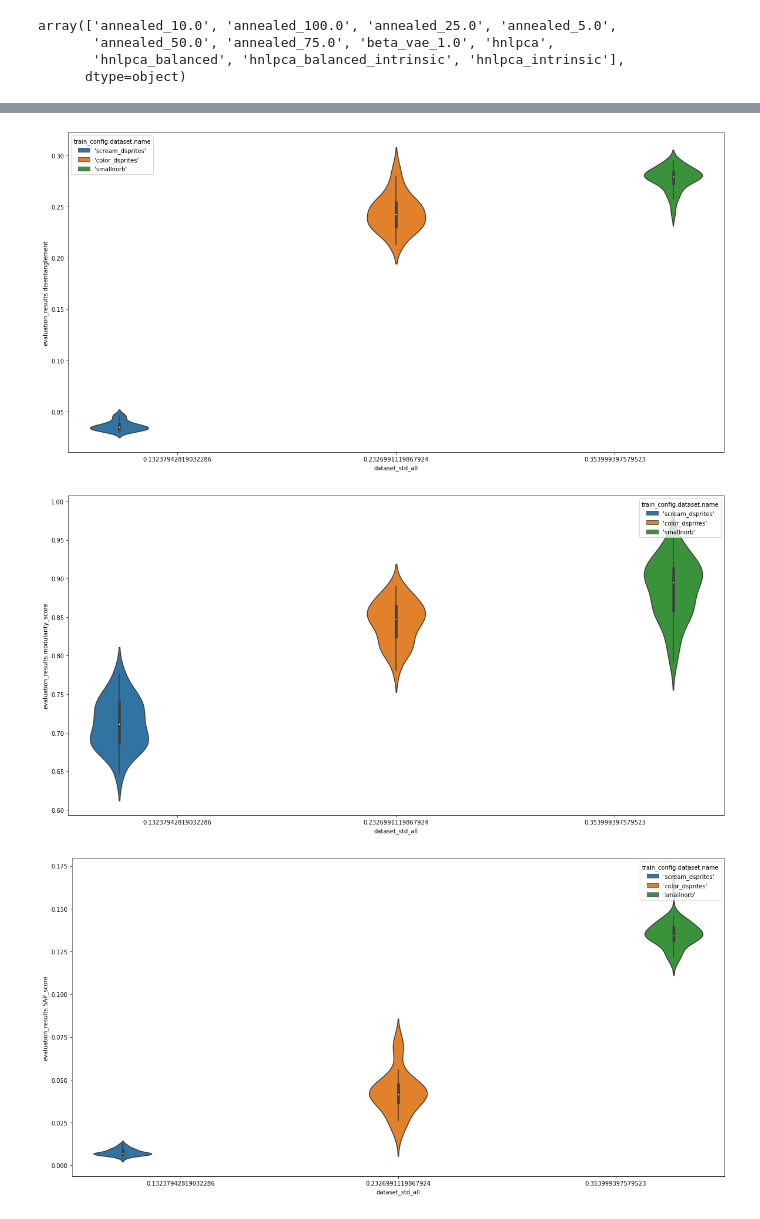
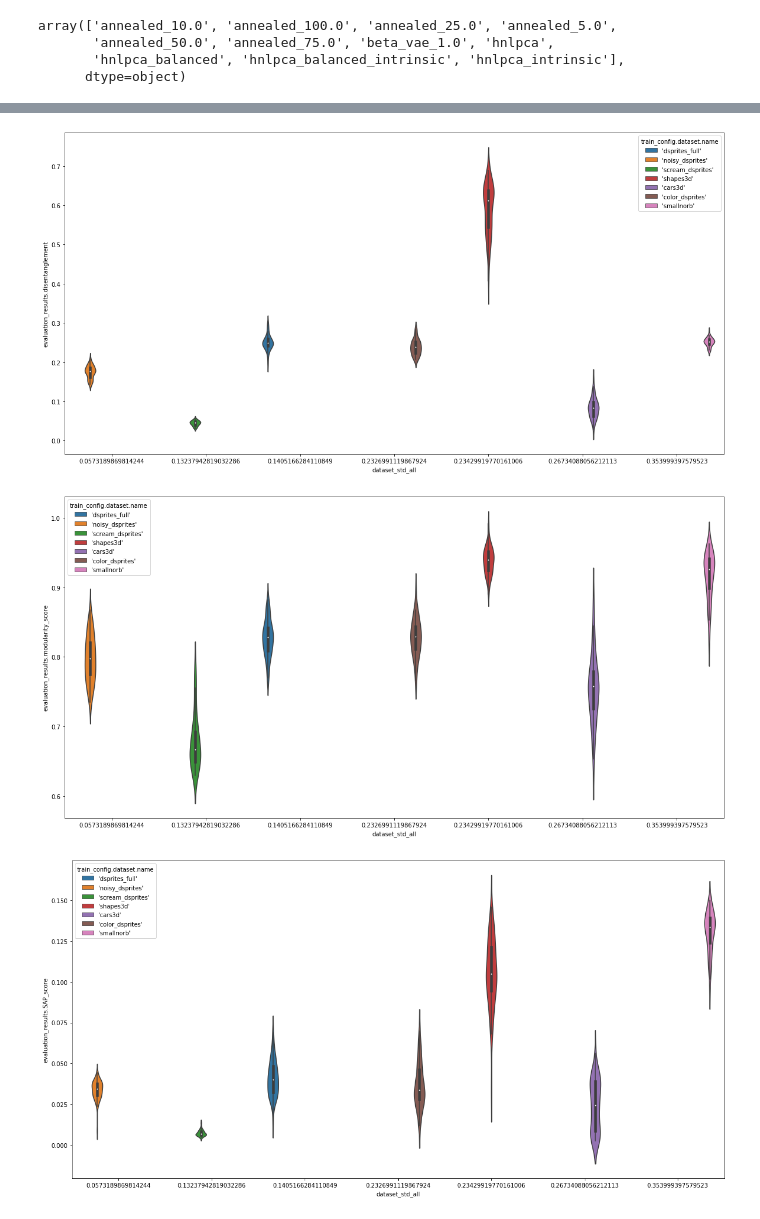
Before and after one commit to homaralex/disentanglement_lib, a Jupyter notebook: plots/notebooks/analyze_hnlpca.ipynb, the cells around one changed output, grey strips where cells are left out. Cells and saved outputs as stored; diff of their text form; code cells hidden in the pictures.

Commit message:
update analyze hnlpca script

```diff
--- a/plots/notebooks/analyze_hnlpca.ipynb
+++ b/plots/notebooks/analyze_hnlpca.ipynb
@@ -32,4 +52,5 @@ df = pd.read_pickle(PLOT_DIR / 'hnlpca_results.pickle')
 # %%
+print(len(df))
 intrinsic_datasets = (
     'color_dsprites',
     'scream_dsprites',
@@ -49,4 +70,6 @@ for dataset in df['train_config.dataset.name'].unique():
         ].copy()
         new_rows['group_id'] += '_intrinsic'
 
-        df.append(new_rows)
+        df = pd.concat([df, new_rows])
+
+print(len(df))
@@ -64,14 +90,15 @@ array(['annealed_10.0', 'annealed_100.0', 'annealed_25.0', 'annealed_5.0',
        'hnlpca_balanced', 'hnlpca_balanced_intrinsic', 'hnlpca_intrinsic'],
       dtype=object)
 # %%
-def get_corrs(group_id):
+def get_corrs(group_id, contribs_col_name='dataset_std_all'):
     df = df_.copy()
     df = df.loc[df['group_id'] == group_id]
 
     corrs = {}
     for metric in DIS_METRICS:
         df_metric, metric_col_name = get_metric_df(df, metric)
-        corrs[HUMAN_READABLE_NAMES[metric]] = df_metric[[metric_col_name, 'dataset_std_all']].corr()[metric_col_name]['dataset_std_all']
+        corrs[HUMAN_READABLE_NAMES[metric]] = df_metric[
+            [metric_col_name, contribs_col_name]].corr()[metric_col_name][contribs_col_name]
 
     return corrs
 # %%
@@ -113,3 +148,3 @@ def plot_violin(group_id):
 # %%
-plot_violin('hnlpca_balanced_intrinsic')
+plot_violin('hnlpca')
 # %% [output]
@@ -118,3 +153,3 @@ plot_violin('hnlpca_balanced_intrinsic')
-[figure, old version]
+[figure, new version]
-[figure, old version]
+[figure, new version]
-[figure, old version]
+[figure, new version]
```
Also changed, not shown: parts of 6 cells of this notebook.
